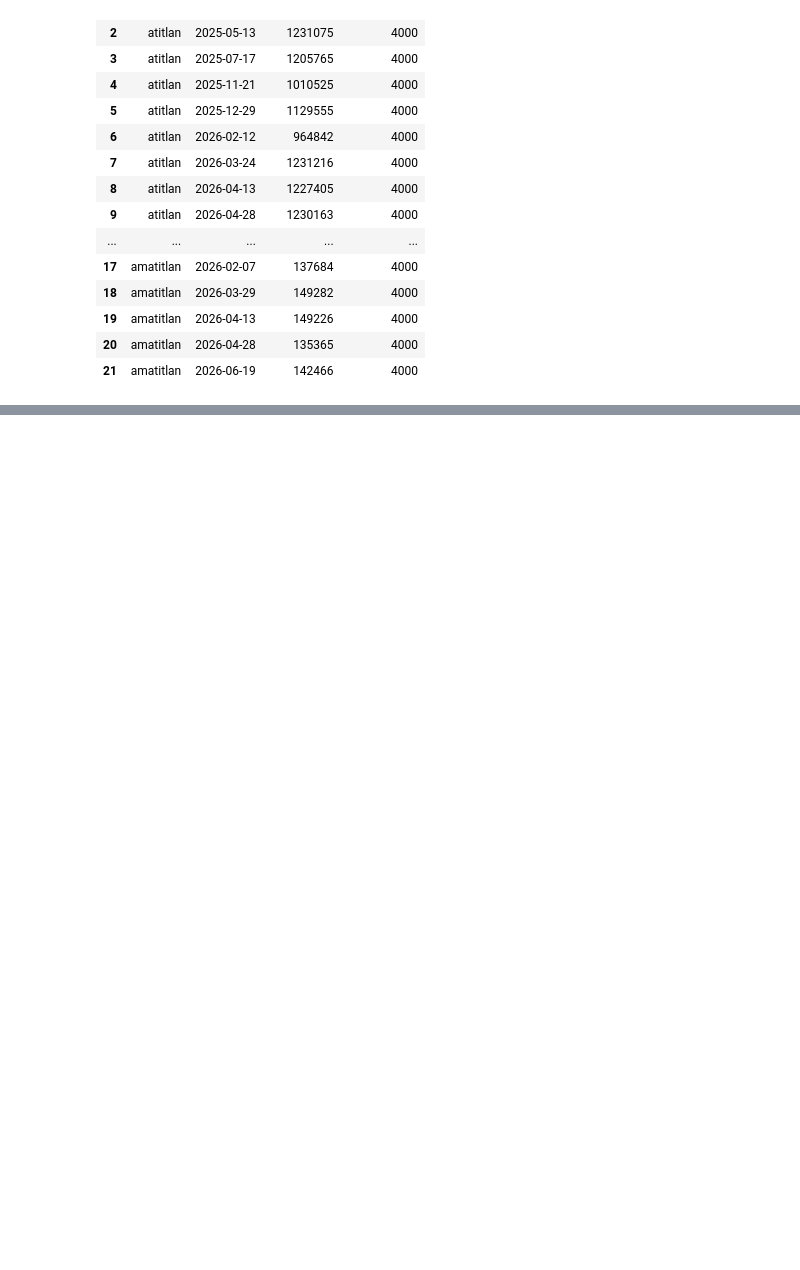
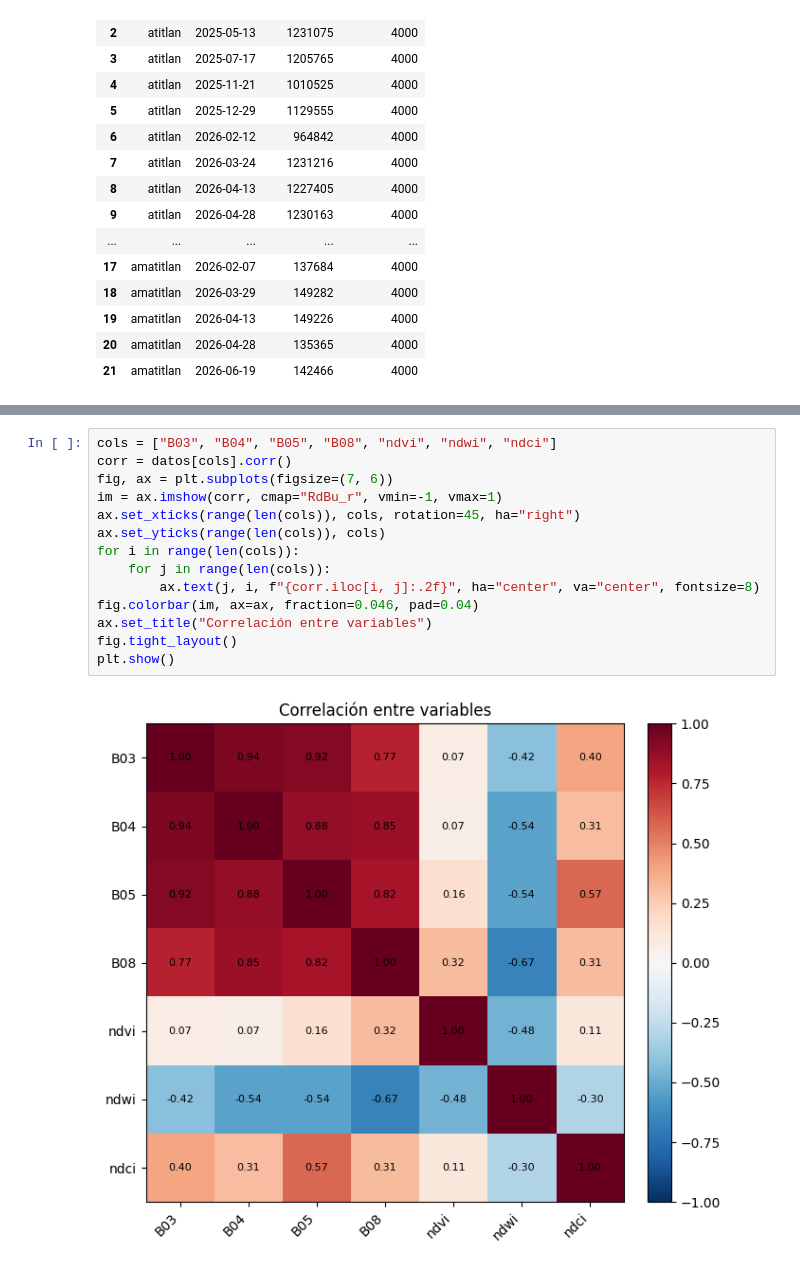
Before and after one commit to FerAHMz/lab4-ds, a Jupyter notebook: notebooks/lab4_parte2.ipynb, the cells around one changed output, grey strips where cells are left out. Cells and saved outputs as stored; diff of their text form; blank space fills up the shorter version.

```diff
--- a/notebooks/lab4_parte2.ipynb
+++ b/notebooks/lab4_parte2.ipynb
@@ -176,0 +259,16 @@ limpieza
+# %%
+cols = ["B03", "B04", "B05", "B08", "ndvi", "ndwi", "ndci"]
+corr = datos[cols].corr()
+fig, ax = plt.subplots(figsize=(7, 6))
+im = ax.imshow(corr, cmap="RdBu_r", vmin=-1, vmax=1)
+ax.set_xticks(range(len(cols)), cols, rotation=45, ha="right")
+ax.set_yticks(range(len(cols)), cols)
+for i in range(len(cols)):
+    for j in range(len(cols)):
+        ax.text(j, i, f"{corr.iloc[i, j]:.2f}", ha="center", va="center", fontsize=8)
+fig.colorbar(im, ax=ax, fraction=0.046, pad=0.04)
+ax.set_title("Correlación entre variables")
+fig.tight_layout()
+plt.show()
+# %% [output]
+[figure, added]
```
Also changed, not shown: parts of 8 cells of this notebook.
